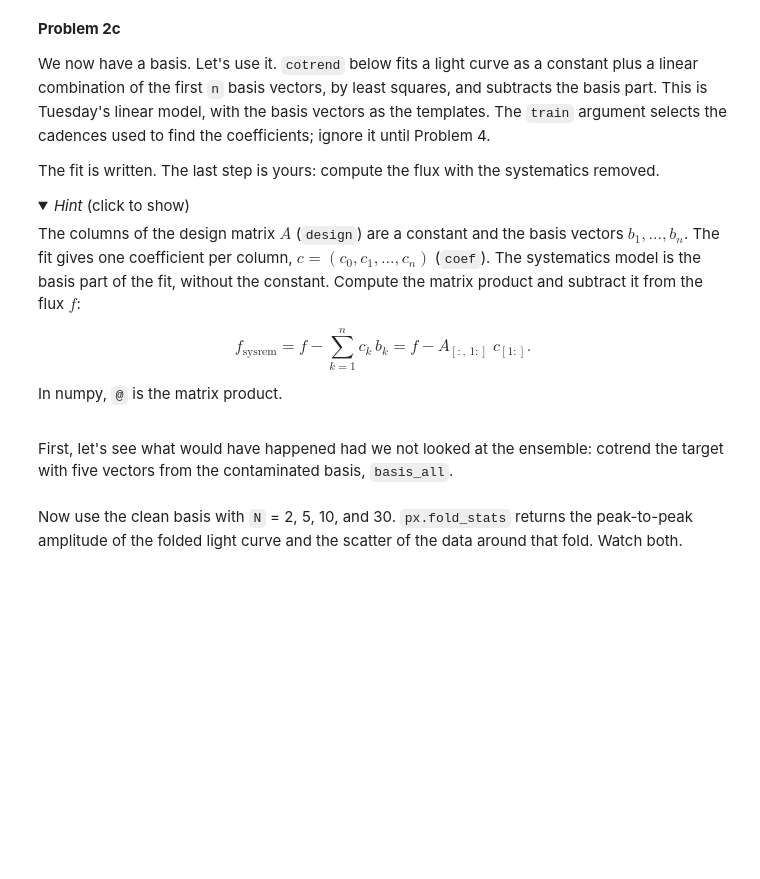
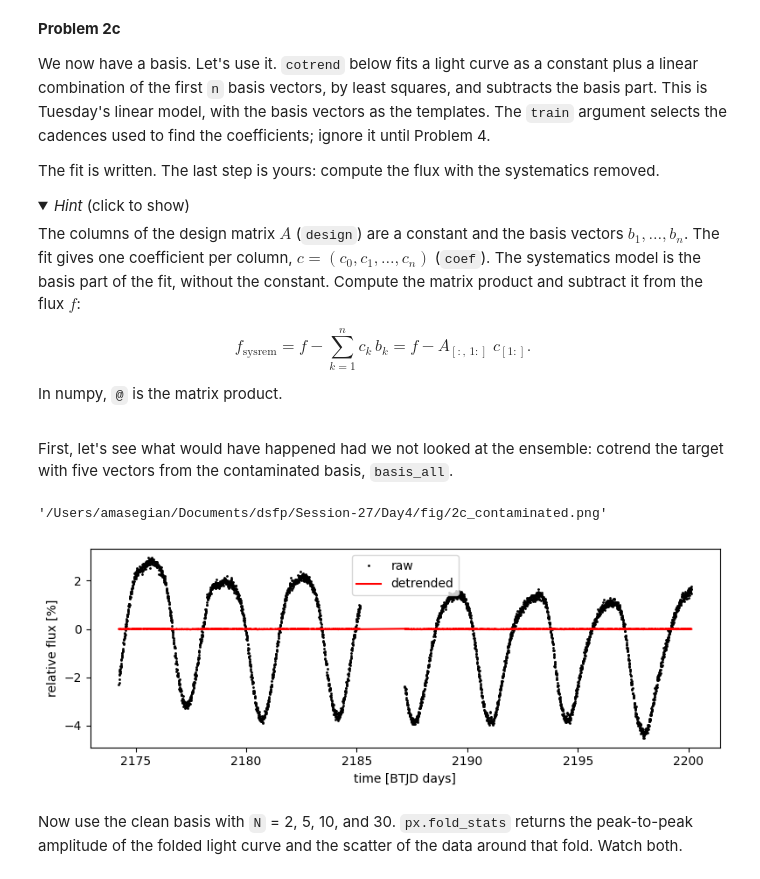
Before and after one commit to amasegian/Session-27, a Jupyter notebook: Day4/PhotometryAndCotrending.ipynb, the cells around one changed output. Drawn from its saved outputs; the diff is of its cells as text; code cells hidden in the pictures; folded sections open; blank space fills up the shorter version.

```diff
--- a/Day4/PhotometryAndCotrending.ipynb
+++ b/Day4/PhotometryAndCotrending.ipynb
@@ -493,7 +559,7 @@ def cotrend(flux, basis, n, train=None):
     if train is None:
         train = np.ones(flux.size, dtype=bool)
     coef = np.linalg.lstsq(design[train], flux[train], rcond=None)[0]
-    flux_sysrem = # complete: calculate the flux with systematics removed
+    flux_sysrem = flux - (design[:,1:] @ coef[1:])
     return flux_sysrem
 # %% [markdown]
 First, let's see what would have happened had we not looked at the
@@ -502,12 +568,15 @@ basis, `basis_all`.
 # %%
 fig, ax = plt.subplots(figsize=(8, 3))
 ax.plot(t, 100 * y, "k.", ms=2, label="raw")
-ax.plot(  # complete
+ax.plot(t, cotrend(y, basis_all, 5), color='red', label='detrended')  # complete
 ax.set_xlabel("time [BTJD days]")
 ax.set_ylabel("relative flux [%]")
 ax.legend()
 fig.tight_layout()
 px.savefig(fig, "2c_contaminated")
+# %% [output]
+'/Users/amasegian/Documents/dsfp/Session-27/Day4/fig/2c_contaminated.png'
+[figure, added]
 # %% [markdown]
 Now use the clean basis with `N` = 2, 5, 10, and 30. `px.fold_stats`
 returns the peak-to-peak amplitude of the folded light curve and the
```
Also changed, not shown: parts of 20 cells of this notebook, 1 other file.
